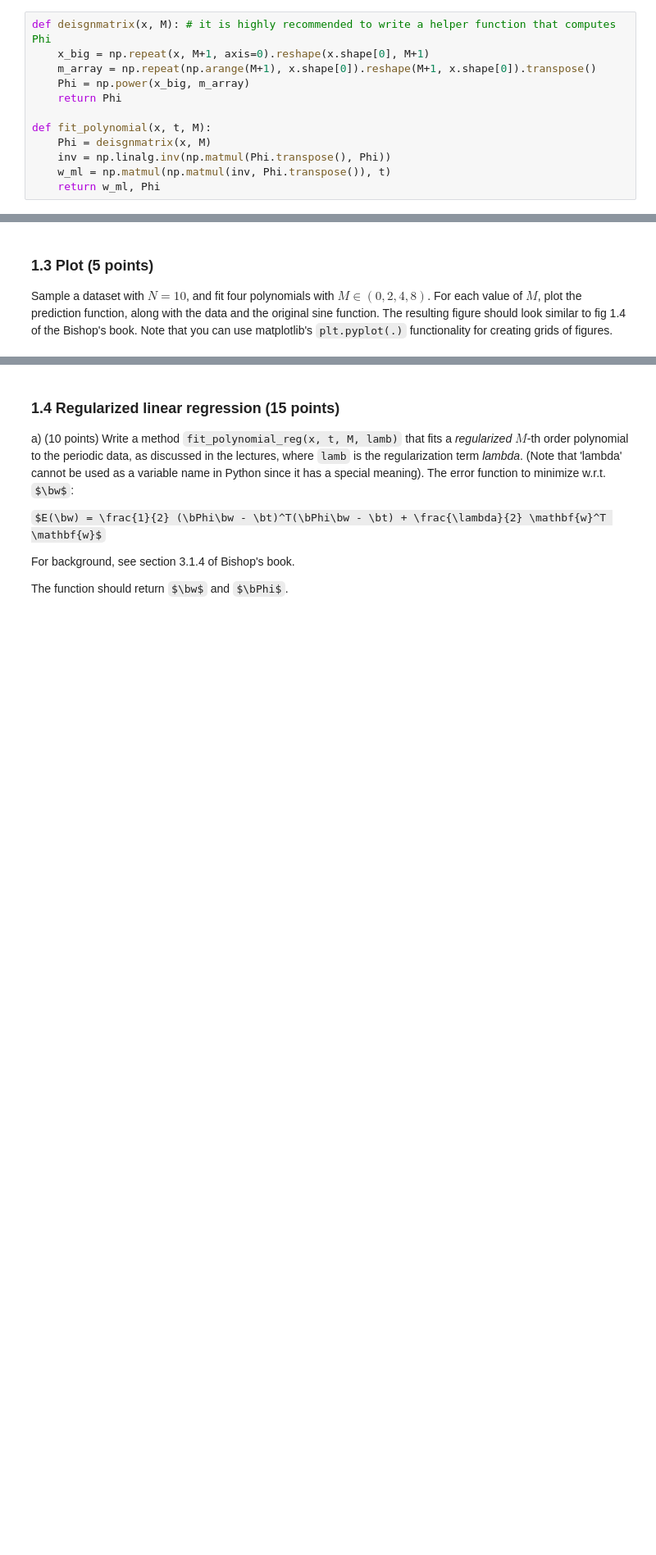
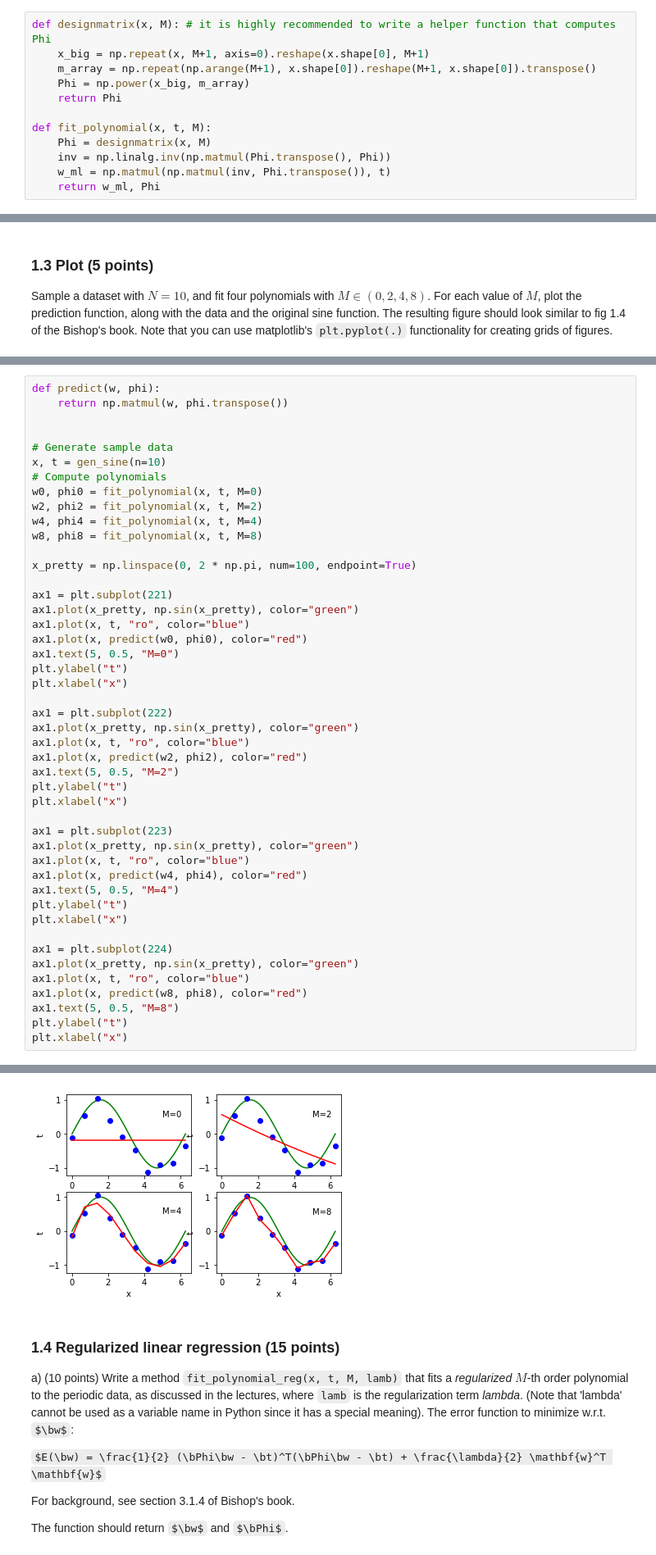
Before and after one commit to woutster/ml1, a Jupyter notebook: 10749586_12385913_lab1.ipynb, the cells around one changed output, grey strips where cells are left out. Shown at 82% size. Drawn from its saved outputs; the diff is of its cells as text; some formulas as TeX source; blank space fills up the shorter version.

```diff
--- a/10749586_12385913_lab1.ipynb
+++ b/10749586_12385913_lab1.ipynb
@@ -153,14 +146,14 @@ $E(\bw) = \frac{1}{2} (\bPhi\bw - \bt)^T(\bPhi\bw - \bt)$
 
 where $\bPhi$ is the _feature matrix_ (or _design matrix_) as explained in Bishop's book at section 3.1.1, $\bt$ is the vector of target values. Your method should return a vector $\bw$ with the maximum-likelihood parameter estimates, as well as the _feature matrix_ $\bPhi$.
 # %%
-def deisgnmatrix(x, M): # it is highly recommended to write a helper function that computes Phi
+def designmatrix(x, M): # it is highly recommended to write a helper function that computes Phi
     x_big = np.repeat(x, M+1, axis=0).reshape(x.shape[0], M+1)
     m_array = np.repeat(np.arange(M+1), x.shape[0]).reshape(M+1, x.shape[0]).transpose()
     Phi = np.power(x_big, m_array)
     return Phi
 
 def fit_polynomial(x, t, M):
-    Phi = deisgnmatrix(x, M)
+    Phi = designmatrix(x, M)
     inv = np.linalg.inv(np.matmul(Phi.transpose(), Phi))
     w_ml = np.matmul(np.matmul(inv, Phi.transpose()), t)
     return w_ml, Phi
@@ -183,0 +174,47 @@ raise NotImplementedError()
+# %%
+def predict(w, phi):
+    return np.matmul(w, phi.transpose())
+
+
+# Generate sample data
+x, t = gen_sine(n=10)
+# Compute polynomials
+w0, phi0 = fit_polynomial(x, t, M=0)
+w2, phi2 = fit_polynomial(x, t, M=2)
+w4, phi4 = fit_polynomial(x, t, M=4)
+w8, phi8 = fit_polynomial(x, t, M=8)
+
+x_pretty = np.linspace(0, 2 * np.pi, num=100, endpoint=True)
+
+ax1 = plt.subplot(221)
+ax1.plot(x_pretty, np.sin(x_pretty), color="green")
+ax1.plot(x, t, "ro", color="blue")
+ax1.plot(x, predict(w0, phi0), color="red")
+ax1.text(5, 0.5, "M=0")
+plt.ylabel("t")
+plt.xlabel("x")
+
+ax1 = plt.subplot(222)
+ax1.plot(x_pretty, np.sin(x_pretty), color="green")
+ax1.plot(x, t, "ro", color="blue")
+ax1.plot(x, predict(w2, phi2), color="red")
+ax1.text(5, 0.5, "M=2")
+plt.ylabel("t")
+plt.xlabel("x")
+
+ax1 = plt.subplot(223)
+ax1.plot(x_pretty, np.sin(x_pretty), color="green")
+ax1.plot(x, t, "ro", color="blue")
+ax1.plot(x, predict(w4, phi4), color="red")
+ax1.text(5, 0.5, "M=4")
+plt.ylabel("t")
+plt.xlabel("x")
+
+ax1 = plt.subplot(224)
+ax1.plot(x_pretty, np.sin(x_pretty), color="green")
+ax1.plot(x, t, "ro", color="blue")
+ax1.plot(x, predict(w8, phi8), color="red")
+ax1.text(5, 0.5, "M=8")
+plt.ylabel("t")
+plt.xlabel("x")
+# %% [output]
@@ -184,3 +222,4 @@ raise NotImplementedError()
+[figure, added]
 # %% [markdown]
 ### 1.4 Regularized linear regression (15 points)
 
```
Also changed, not shown: parts of 14 cells of this notebook.
